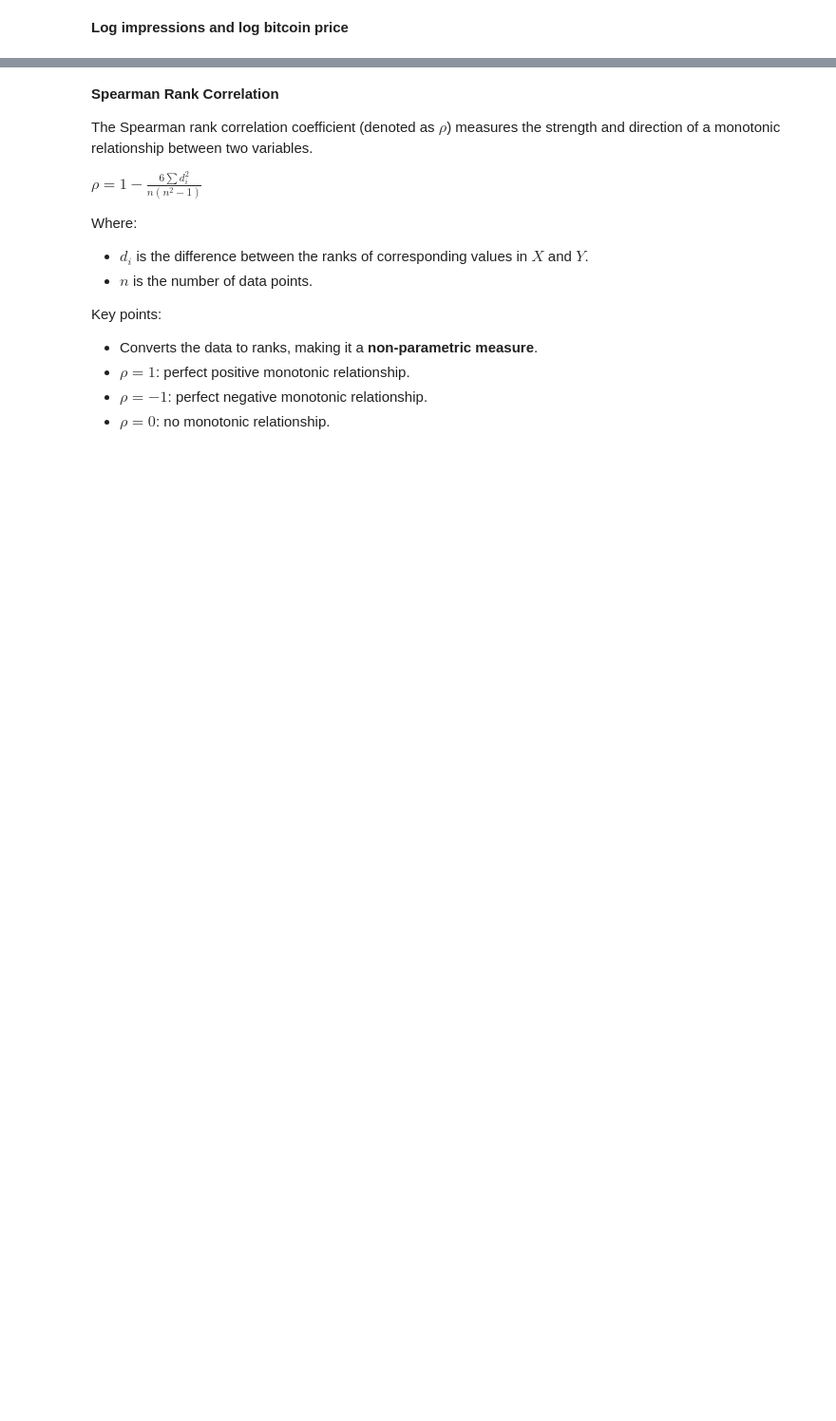
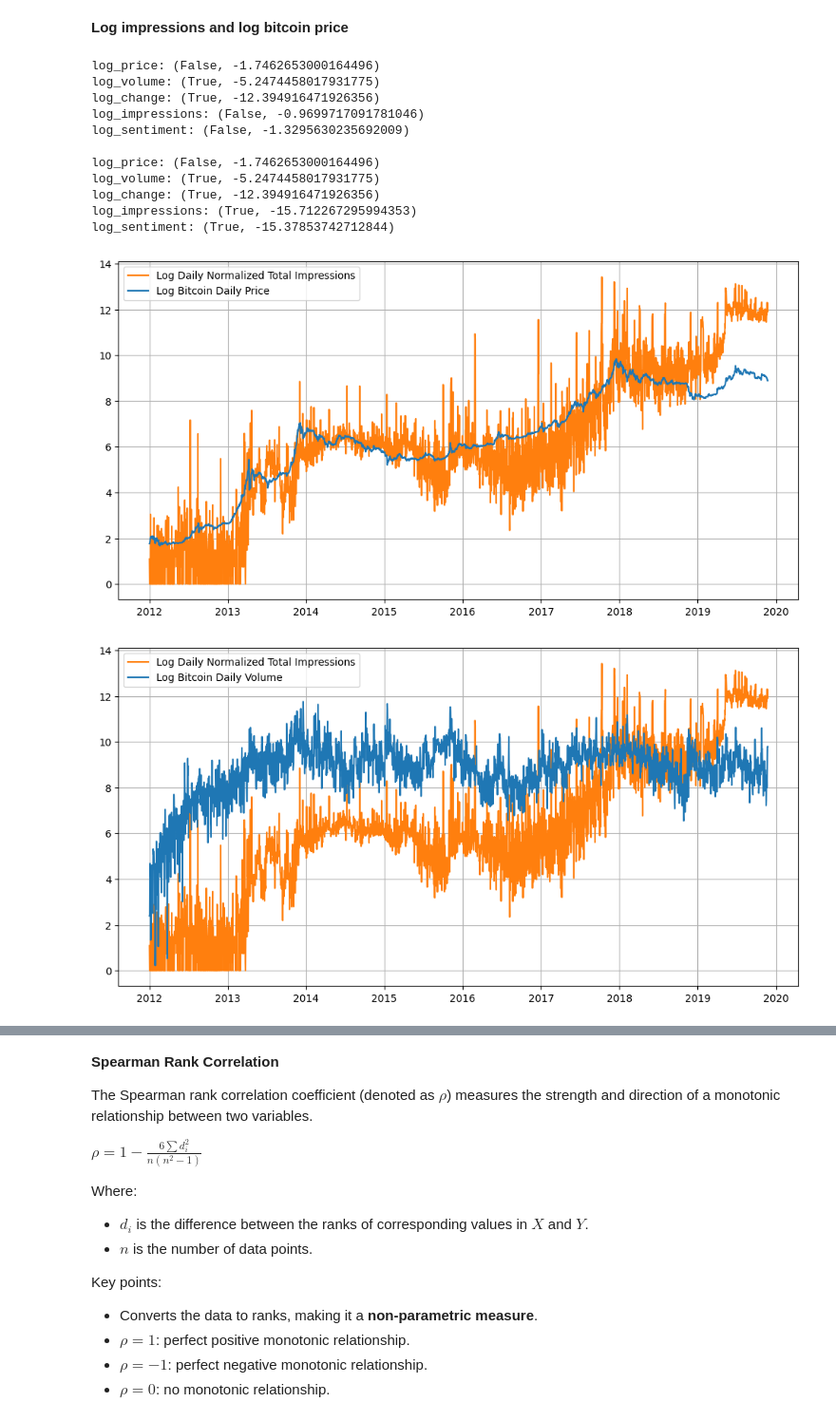
Before and after one commit to finn-prins/Scientific-Data-Analysis-Project, a Jupyter notebook: team_11.ipynb, the cells around one changed output, grey strips where cells are left out. Shown at 95% size. Drawn from its saved outputs; the diff is of its cells as text; code cells hidden in the pictures; blank space fills up the shorter version.

```diff
--- a/team_11.ipynb
+++ b/team_11.ipynb
@@ -266,13 +305,17 @@ impressions = impressions.fillna(0)
 
 
 
+
+
 # Fix obvious anomalies
-impressions['total'].iloc[-1] = impressions['total'].iloc[-2]
-impressions['sentiment'].iloc[-1] = impressions['sentiment'].iloc[-2]
+impressions.iloc[-1, impressions.columns.get_loc('total')] = impressions.iloc[-2, impressions.columns.get_loc('total')]
+impressions.iloc[-1, impressions.columns.get_loc('sentiment')] = impressions.iloc[-2, impressions.columns.get_loc('sentiment')]
 
-bitcoin['volume'].iloc[-1] = bitcoin['volume'].iloc[-2]
+bitcoin.iloc[-1, bitcoin.columns.get_loc('volume')] = bitcoin.iloc[-2, bitcoin.columns.get_loc('volume')]
 for i in [20, 1101, 1102, 1103, 1104]:
-    bitcoin['volume'].iloc[i] = bitcoin['volume'].iloc[i - 1]
+    bitcoin.iloc[i, bitcoin.columns.get_loc('volume')] = bitcoin.iloc[i - 1, bitcoin.columns.get_loc('volume')]
+
+
 
 
 
@@ -288,17 +331,22 @@ log_change = np.log(abs(bitcoin['change']) + 1) * np.sign(bitcoin['change'])
 log_impressions = np.log(impressions['total'] + 1).interpolate(method='linear')
 log_sentiment = np.log(impressions['sentiment'] + 1).interpolate(method='linear')
 
-adf_price = adfuller(log_price)
-adf_volume = adfuller(log_volume)
-adf_change = adfuller(log_change)
-adf_impressions = adfuller(log_impressions)
-adf_sentiment = adfuller(log_sentiment)
+print("log_price:", is_stationary(log_price))
+print("log_volume:", is_stationary(log_volume))
+print("log_change:", is_stationary(log_change))
+print("log_impressions:", is_stationary(log_impressions))
+print("log_sentiment:", is_stationary(log_sentiment))
 
-print(f"Price ADF: {adf_price[0]}, cutoff: {adf_price[4]}")
-print(f"Volume ADF: {adf_volume[0]}, cutoff: {adf_volume[4]}")
-print(f"Change ADF: {adf_change[0]}, cutoff: {adf_change[4]}")
-print(f"Impressions ADF: {adf_impressions[0]}, cutoff: {adf_impressions[4]}")
-print(f"Sentiment ADF: {adf_sentiment[0]}, cutoff: {adf_sentiment[4]}")
+print()
+
+diff_log_impressions = log_impressions.diff().fillna(0)
+diff_log_sentiment = log_sentiment.diff().fillna(0)
+
+print("log_price:", is_stationary(log_price))
+print("log_volume:", is_stationary(log_volume))
+print("log_change:", is_stationary(log_change))
+print("log_impressions:", is_stationary(diff_log_impressions))
+print("log_sentiment:", is_stationary(diff_log_sentiment))
 
 
 # Log Bitcoin price vs log total impressions
@@ -307,7 +355,6 @@ plt.plot(date_range, log_impressions, label='Log Daily Normalized Total Impressi
 plt.plot(date_range, log_price, label='Log Bitcoin Daily Price', color='#1f77b4')
 plt.legend()
 plt.grid(True)
-plt.savefig("impressions_vs_price.png", dpi=600, bbox_inches='tight')
 plt.show()
 
 # Log Bitcoin volume vs log total impressions
@@ -316,7 +363,6 @@ plt.plot(date_range, log_impressions, label='Log Daily Normalized Total Impressi
 plt.plot(date_range, log_volume, label='Log Bitcoin Daily Volume', color='#1f77b4')
 plt.legend()
 plt.grid(True)
-plt.savefig("impressions_vs_volume.png", dpi=600, bbox_inches='tight')
 plt.show()
 
 # Bitcoin change vs log total impressions
@@ -325,31 +371,44 @@ plt.plot(date_range, log_change, label='Bitcoin Daily Change', color='#1f77b4')
 plt.plot(date_range, log_impressions, label='Log Daily Normalized Total Impressions', color='#ff7f0e')
 plt.legend()
 plt.grid(True)
-plt.savefig("impressions_vs_change.png", dpi=600, bbox_inches='tight')
 plt.show()
 
 
 
 # Log Bitcoin price vs log sentiment magnitude
 plt.figure(figsize=(12, 6))
 plt.plot(date_range, log_sentiment, label='Log Daily Normalized Total Impressions', color='#ff7f0e')
 plt.plot(date_range, log_price, label='Log Bitcoin Daily Price', color='#1f77b4')
 plt.legend()
 plt.grid(True)
 plt.show()
 
 # Log Bitcoin volume vs log sentiment magnitude
 plt.figure(figsize=(12, 6))
 plt.plot(date_range, log_sentiment, label='Log Daily Normalized Total Impressions', color='#ff7f0e')
 plt.plot(date_range, log_volume, label='Log Bitcoin Daily Volume', color='#1f77b4')
 plt.legend()
 plt.grid(True)
 plt.show()
 
 # Bitcoin change vs log sentiment magnitude
 plt.figure(figsize=(12, 6))
 plt.plot(date_range, log_change, label='Bitcoin Daily Change', color='#1f77b4')
 plt.plot(date_range, log_sentiment, label='Log Daily Normalized Total Impressions', color='#ff7f0e')
 plt.legend()
 plt.grid(True)
 plt.show()
+# %% [output]
+log_price: (False, -1.7462653000164496)
+log_volume: (True, -5.2474458017931775)
+log_change: (True, -12.394916471926356)
+log_impressions: (False, -0.9699717091781046)
+log_sentiment: (False, -1.3295630235692009)
+
+log_price: (False, -1.7462653000164496)
+log_volume: (True, -5.2474458017931775)
+log_change: (True, -12.394916471926356)
+log_impressions: (True, -15.712267295994353)
+log_sentiment: (True, -15.37853742712844)
+[figure, added]
+[figure, added]
```
Also changed, not shown: parts of 14 cells of this notebook.
